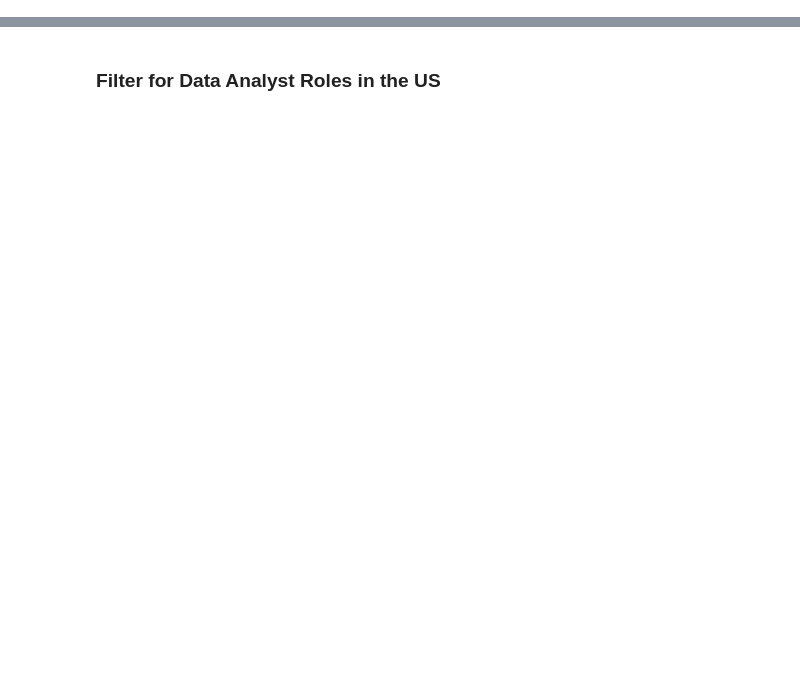
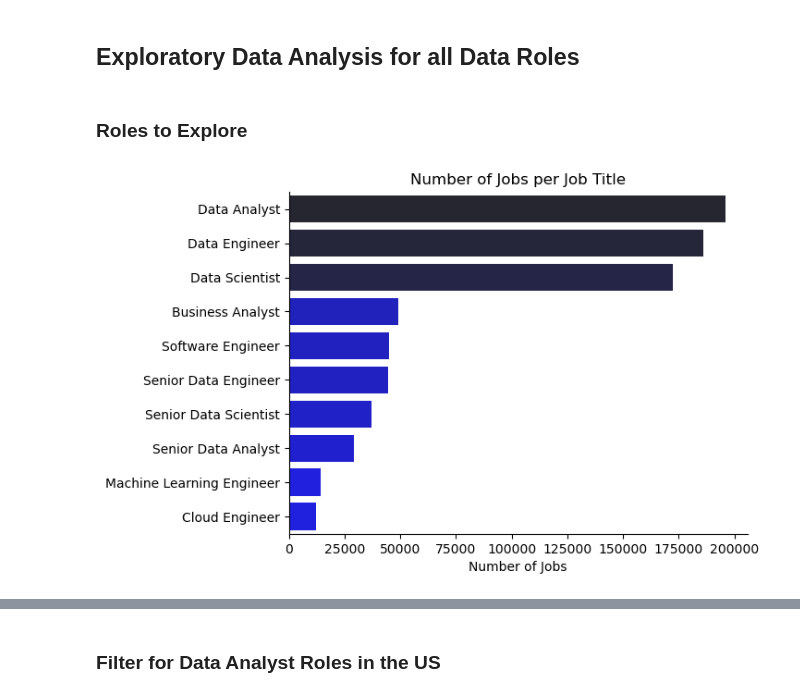
Before and after one commit to S8naK/Data-Jobs-analysis, a Jupyter notebook: 1_EDA_intro.ipynb, the cells around one changed output, grey strips where cells are left out. Drawn from its saved outputs; the diff is of its cells as text; code cells hidden in the pictures; blank space fills up the shorter version.

```diff
--- a/1_EDA_intro.ipynb
+++ b/1_EDA_intro.ipynb
@@ -3,3 +1,5 @@
+# %% [markdown]
+## Exploratory Data Analysis for all Data Roles
 # %%
 #Importing Libraries
 import ast
@@ -15,3 +15,17 @@ df = dataset['train'].to_pandas()
 #Data Cleaning
 df['job_posted_date'] = pd.to_datetime(df['job_posted_date'])
 df['job_skills'] = df['job_skills'].apply(lambda x: ast.literal_eval(x) if pd.notna(x) else x)
+# %% [markdown]
+### Roles to Explore
+# %%
+df_plot = df.job_title_short.value_counts().head(10).to_frame()
+
+
+sns.barplot(data=df_plot, x='count', y='job_title_short', hue='count', legend=False, palette='dark:b_r')
+plt.title('Number of Jobs per Job Title')
+plt.xlabel('Number of Jobs')
+plt.ylabel('')
+sns.despine()
+plt.show()
+# %% [output]
+[figure, added]
```
Also changed, not shown: parts of 13 cells of this notebook, 2 other files.
